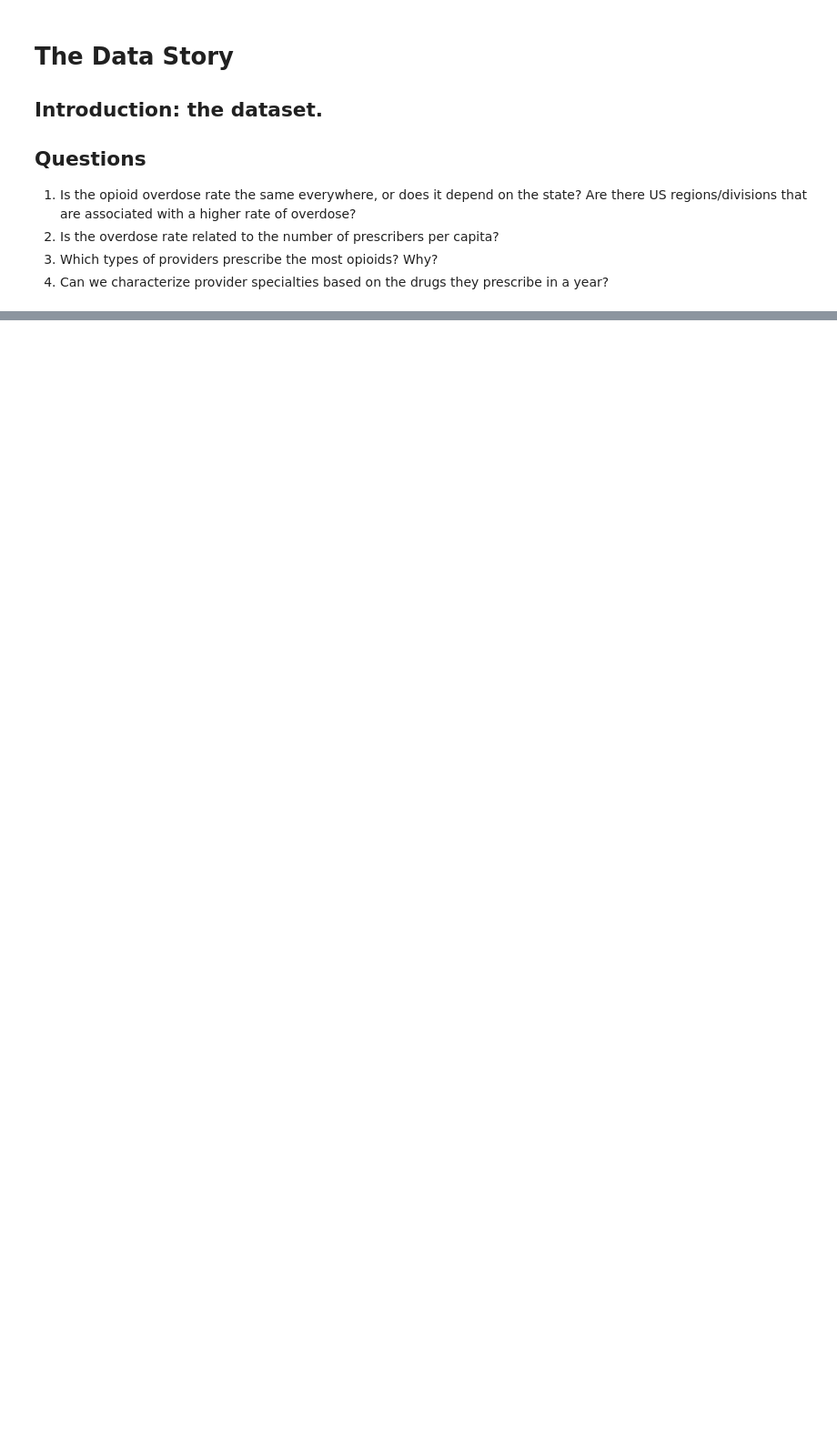
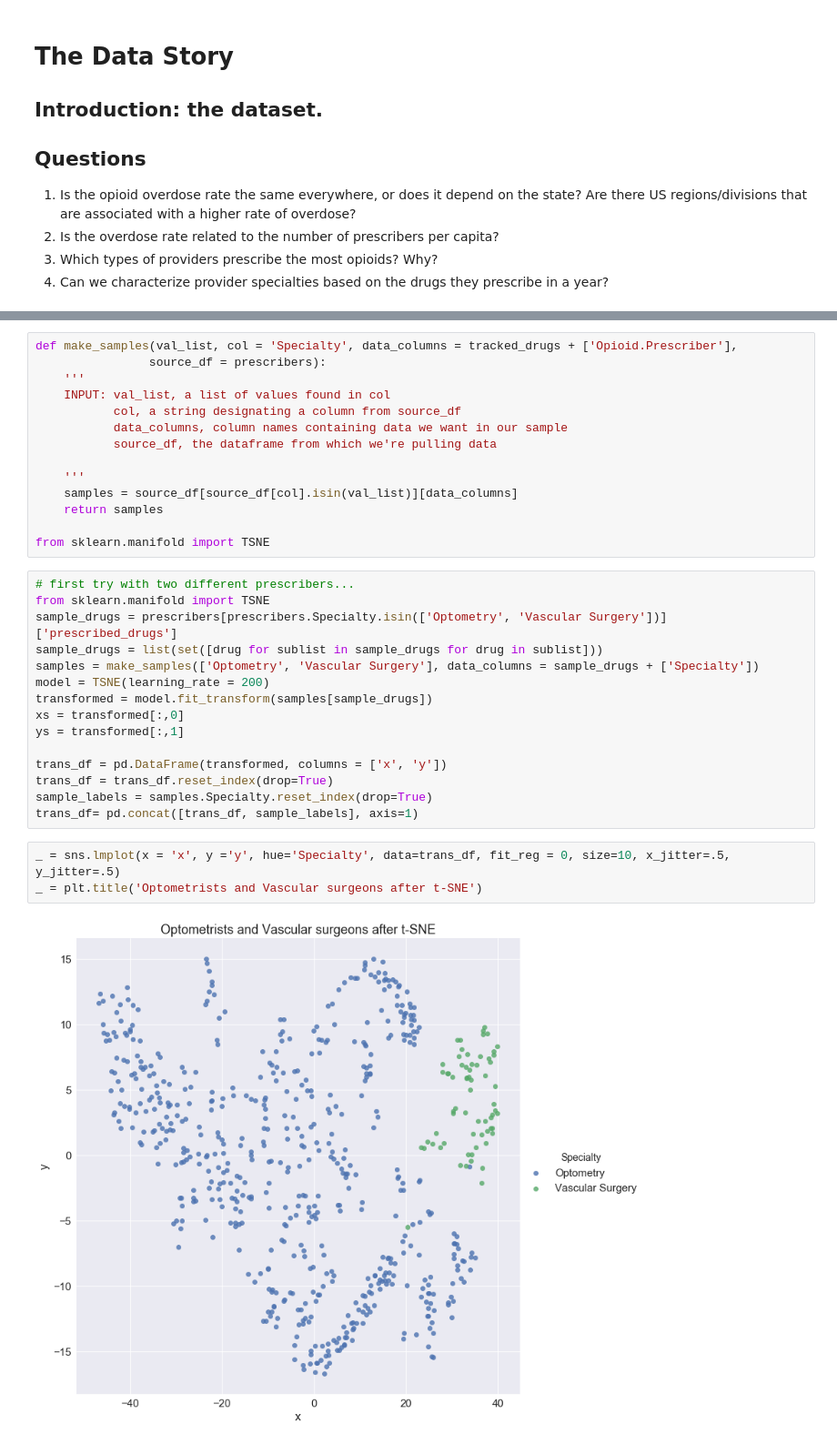
Before and after one commit to ryatchak/springboard, a Jupyter notebook: capstone1_prescriptionprediction/data_story.ipynb, the cells around one changed output, grey strips where cells are left out. Shown at 91% size. Saved outputs shown, nothing was run; the diff lists cells and outputs as text; blank space fills up the shorter version.

```diff
--- a/capstone1_prescriptionprediction/data_story.ipynb
+++ b/capstone1_prescriptionprediction/data_story.ipynb
@@ -47,0 +119,34 @@ overdoses['Prescribers Per Capita'] = overdoses['Prescribers']/overdoses['Popula
+# %%
+def make_samples(val_list, col = 'Specialty', data_columns = tracked_drugs + ['Opioid.Prescriber'],
+                source_df = prescribers):
+    '''
+    INPUT: val_list, a list of values found in col
+           col, a string designating a column from source_df
+           data_columns, column names containing data we want in our sample
+           source_df, the dataframe from which we're pulling data
+
+    '''
+    samples = source_df[source_df[col].isin(val_list)][data_columns]
+    return samples
+
+from sklearn.manifold import TSNE
+# %%
+# first try with two different prescribers...
+from sklearn.manifold import TSNE
+sample_drugs = prescribers[prescribers.Specialty.isin(['Optometry', 'Vascular Surgery'])]['prescribed_drugs']
+sample_drugs = list(set([drug for sublist in sample_drugs for drug in sublist]))
+samples = make_samples(['Optometry', 'Vascular Surgery'], data_columns = sample_drugs + ['Specialty'])
+model = TSNE(learning_rate = 200)
+transformed = model.fit_transform(samples[sample_drugs])
+xs = transformed[:,0]
+ys = transformed[:,1]
+
+trans_df = pd.DataFrame(transformed, columns = ['x', 'y'])
+trans_df = trans_df.reset_index(drop=True)
+sample_labels = samples.Specialty.reset_index(drop=True)
+trans_df= pd.concat([trans_df, sample_labels], axis=1)
+# %%
+_ = sns.lmplot(x = 'x', y ='y', hue='Specialty', data=trans_df, fit_reg = 0, size=10, x_jitter=.5, y_jitter=.5)
+_ = plt.title('Optometrists and Vascular surgeons after t-SNE')
+# %% [output]
+[figure, added]
```
Also changed, not shown: parts of 11 cells of this notebook.
